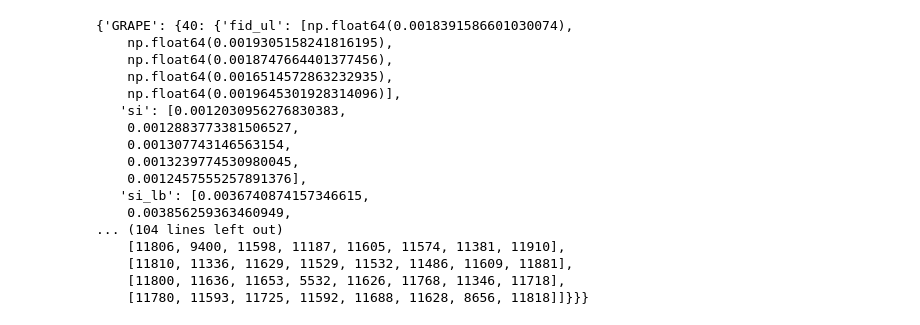
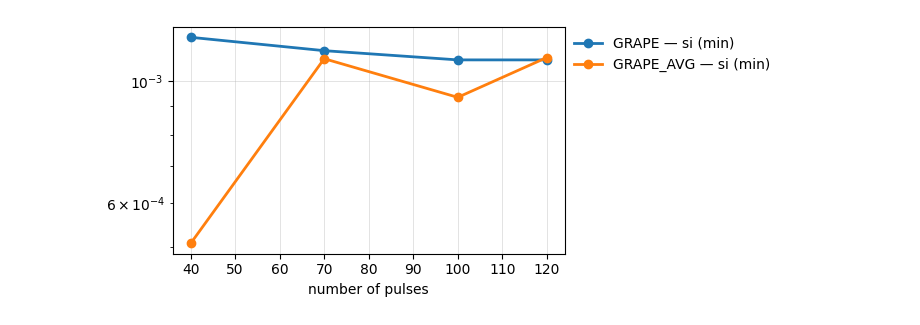
Before and after one commit to cicacica/VeriPulse, a Jupyter notebook: notebooks/data_processing.ipynb, the cells around one changed output. Saved outputs shown, nothing was run; the diff lists cells and outputs as text; code cells hidden in the pictures.

Commit message:
extreme case plot

```diff
--- a/notebooks/data_processing.ipynb
+++ b/notebooks/data_processing.ipynb
@@ -184,20 +236,9 @@ plot_summary_properties(
-# %%
-summaries
-# %% [output]
-{'GRAPE': {40: {'fid_ul': [np.float64(0.0018391586601030074),
-    np.float64(0.0019305158241816195),
-    np.float64(0.0018747664401377456),
-    np.float64(0.0016514572863232935),
-    np.float64(0.0019645301928314096)],
-   'si': [0.0012030956276830383,
-    0.0012883773381506527,
-    0.001307743146563154,
-    0.0013239774530980045,
-    0.0012457555257891376],
-   'si_lb': [0.0036740874157346615,
-    0.003856259363460949,
-... (104 lines left out)
-    [11806, 9400, 11598, 11187, 11605, 11574, 11381, 11910],
-    [11810, 11336, 11629, 11529, 11532, 11486, 11609, 11881],
-    [11800, 11636, 11653, 5532, 11626, 11768, 11346, 11718],
-    [11780, 11593, 11725, 11592, 11688, 11628, 8656, 11818]]}}}
+# %%
+plot_summary_properties_extremes(
+    summaries=summaries,
+    quantities=['si'],
+    log_y=True,
+    cases=["min", "min"]
+)
+# %% [output]
+[figure, added]
```
Also changed, not shown: parts of 4 cells of this notebook, 1 other file.
